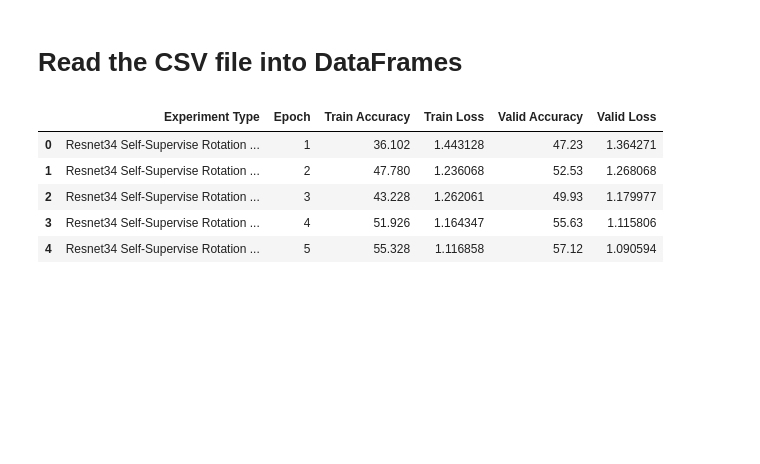
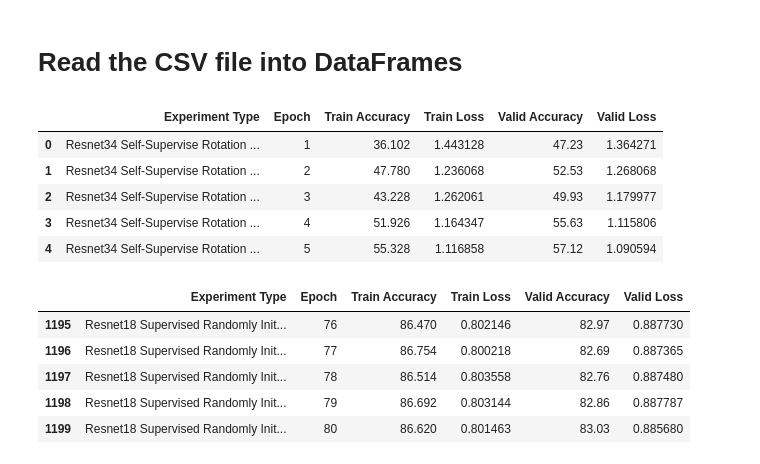
Before and after one commit to whats2000/Deep-Learning, a Jupyter notebook: PyTorch/Class/pytorch104/A4.ipynb, the cells around one changed output. Cells and saved outputs as stored; diff of their text form; code cells hidden in the pictures; blank space fills up the shorter version.

```diff
--- a/PyTorch/Class/pytorch104/A4.ipynb
+++ b/PyTorch/Class/pytorch104/A4.ipynb
@@ -2451,3 +2678,12 @@ total_model_report.head()
 | 2 | Resnet34 Self-Supervise Rotation ... | 3 | 43.228 | 1.262061 | 49.93 | 1.179977 |
 | 3 | Resnet34 Self-Supervise Rotation ... | 4 | 51.926 | 1.164347 | 55.63 | 1.115806 |
 | 4 | Resnet34 Self-Supervise Rotation ... | 5 | 55.328 | 1.116858 | 57.12 | 1.090594 |
+# %%
+total_model_report.tail()
+# %% [output]
+|  | Experiment Type | Epoch | Train Accuracy | Train Loss | Valid Accuracy | Valid Loss |
+| 1195 | Resnet18 Supervised Randomly Init... | 76 | 86.470 | 0.802146 | 82.97 | 0.887730 |
+| 1196 | Resnet18 Supervised Randomly Init... | 77 | 86.754 | 0.800218 | 82.69 | 0.887365 |
+| 1197 | Resnet18 Supervised Randomly Init... | 78 | 86.514 | 0.803558 | 82.76 | 0.887480 |
+| 1198 | Resnet18 Supervised Randomly Init... | 79 | 86.692 | 0.803144 | 82.86 | 0.887787 |
+| 1199 | Resnet18 Supervised Randomly Init... | 80 | 86.620 | 0.801463 | 83.03 | 0.885680 |
```
Also changed, not shown: parts of 21 cells of this notebook, 2 other files.
